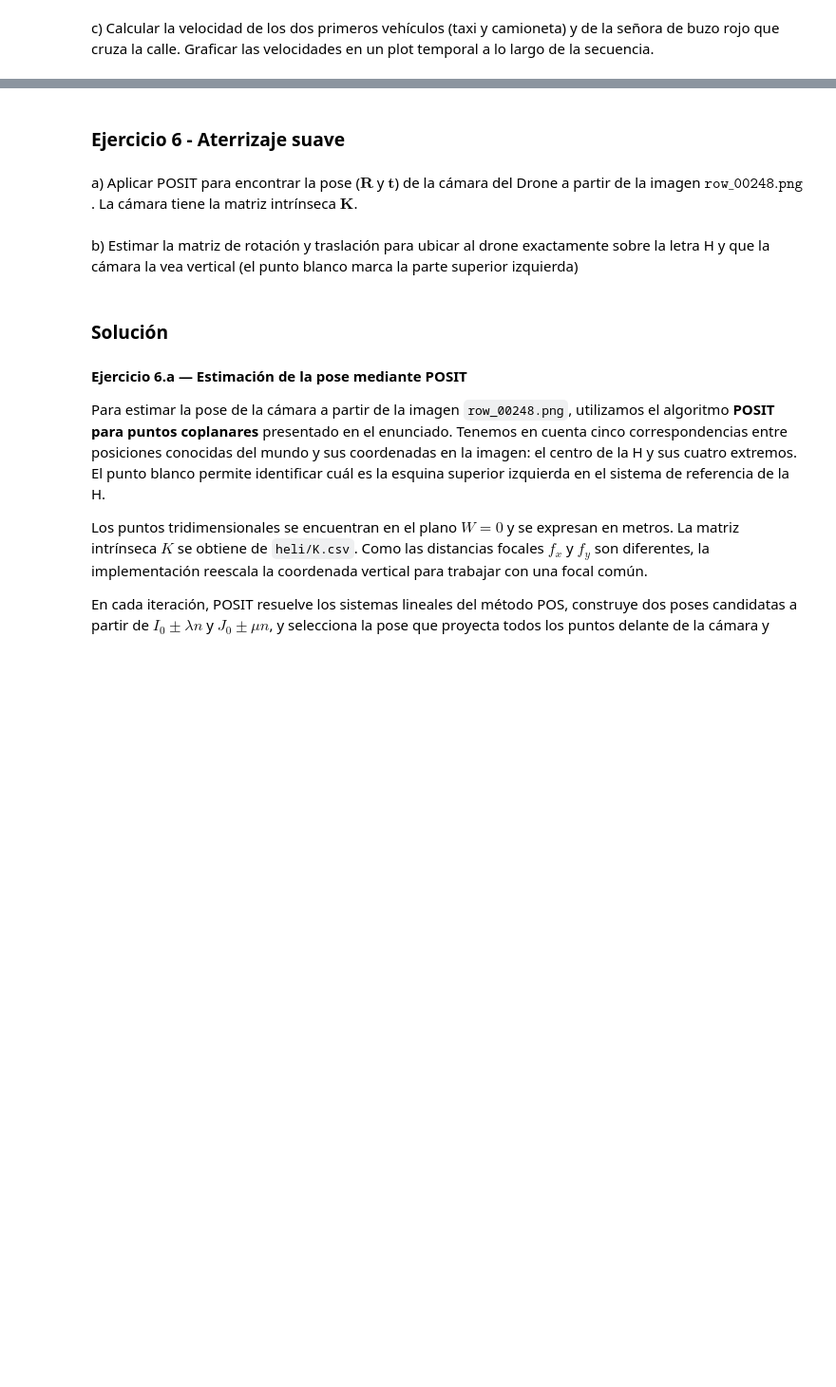
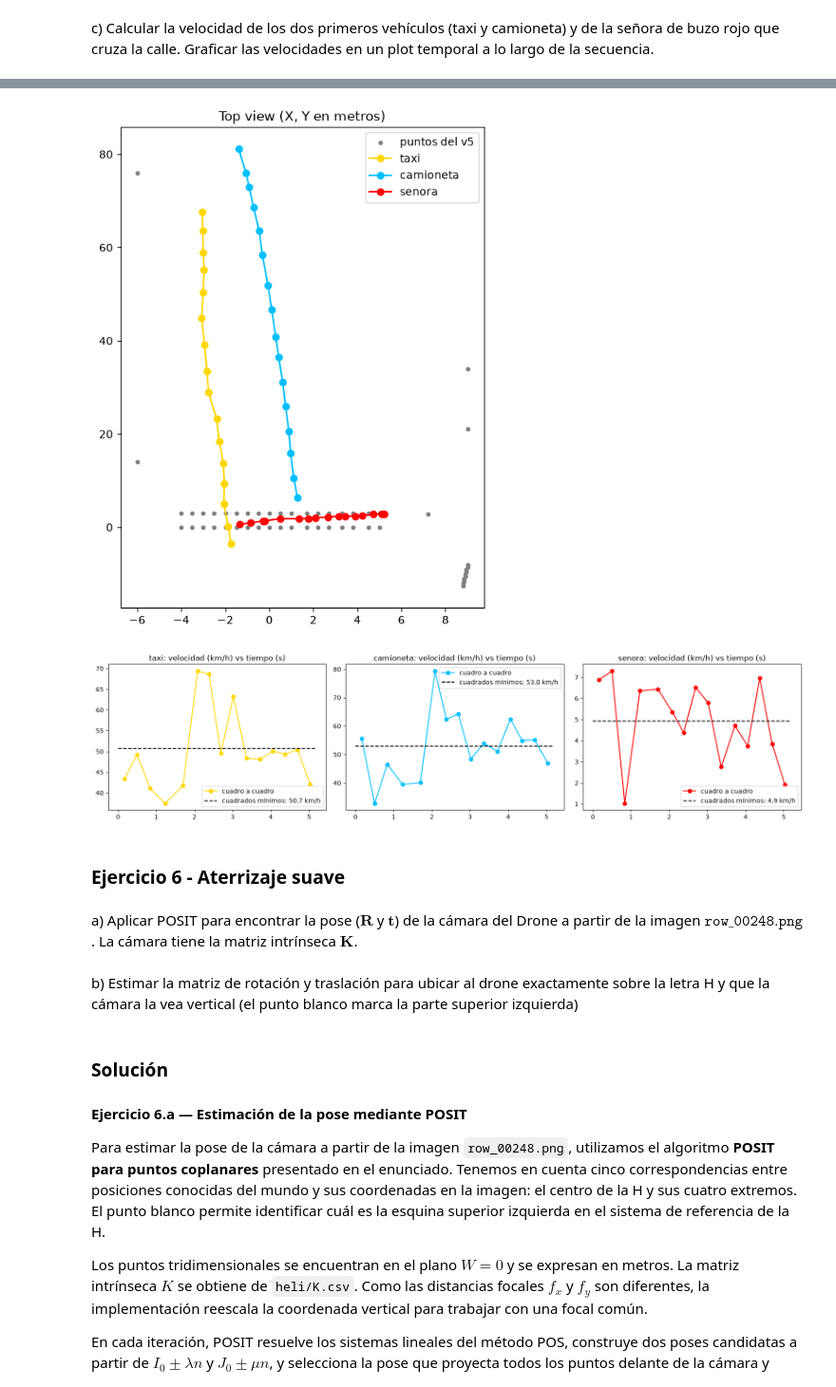
Before and after one commit to isluly/TP-ALC, a Jupyter notebook: grupo_XX_TP.ipynb, the cells around one changed output, grey strips where cells are left out. Shown at 95% size. Cells and saved outputs as stored; diff of their text form; code cells hidden in the pictures; blank space fills up the shorter version.

```diff
--- a/grupo_XX_TP.ipynb
+++ b/grupo_XX_TP.ipynb
@@ -1001,3 +1044,32 @@ plt.show()
+# %%
+# Ejercicio 5.c - Trayectorias y velocidad en el tiempo
+colores = {"taxi": "gold", "camioneta": "deepskyblue", "senora": "red"}
+
+# 1. Trayectorias en vista de planta
+plt.figure(figsize=(6, 8))
+plt.scatter(mundoV5[:, 0], mundoV5[:, 1], s=10, color="gray", label="puntos del v5")
+for agente in agentes:
+    plt.plot(posiciones[agente][:, 0], posiciones[agente][:, 1], "o-", color=colores[agente], label=agente)
+plt.legend()
+plt.title("Top view (X, Y en metros)")
+plt.show()
+
+# 2. Velocidad en función del tiempo
+fig, axs = plt.subplots(1, 3, figsize=(16, 4))
+for i in range(len(agentes)):
+    agente = agentes[i]
+    t = tiempos[agente]
+    instantesMedios = (t[:-1] + t[1:]) / 2
+    vCM = velocidadesCM[agente] * 3.6
+    axs[i].plot(instantesMedios, velocidadesCuadro[agente] * 3.6, "o-", color=colores[agente], label="cuadro a cuadro")
+    axs[i].plot([0, t[-1]], [vCM, vCM], "k--", label="cuadrados mínimos: %.1f km/h" % vCM)
+    axs[i].set_title(agente + ": velocidad (km/h) vs tiempo (s)")
+    axs[i].legend()
+plt.tight_layout()
+plt.show()
+# %% [output]
+[figure, added]
+[figure, added]
 # %% [markdown]
 ### Ejercicio 6 - Aterrizaje suave
 # %% [markdown]
```
Also changed, not shown: parts of 19 cells of this notebook, 1 other file.
